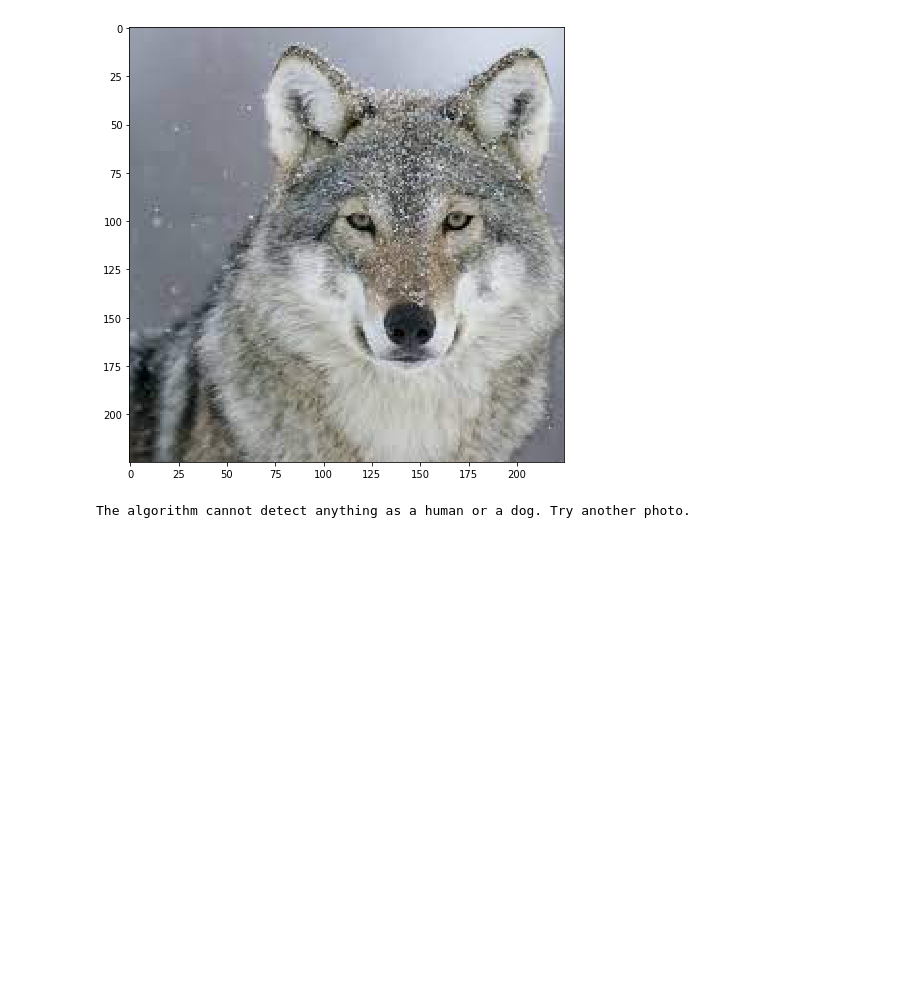
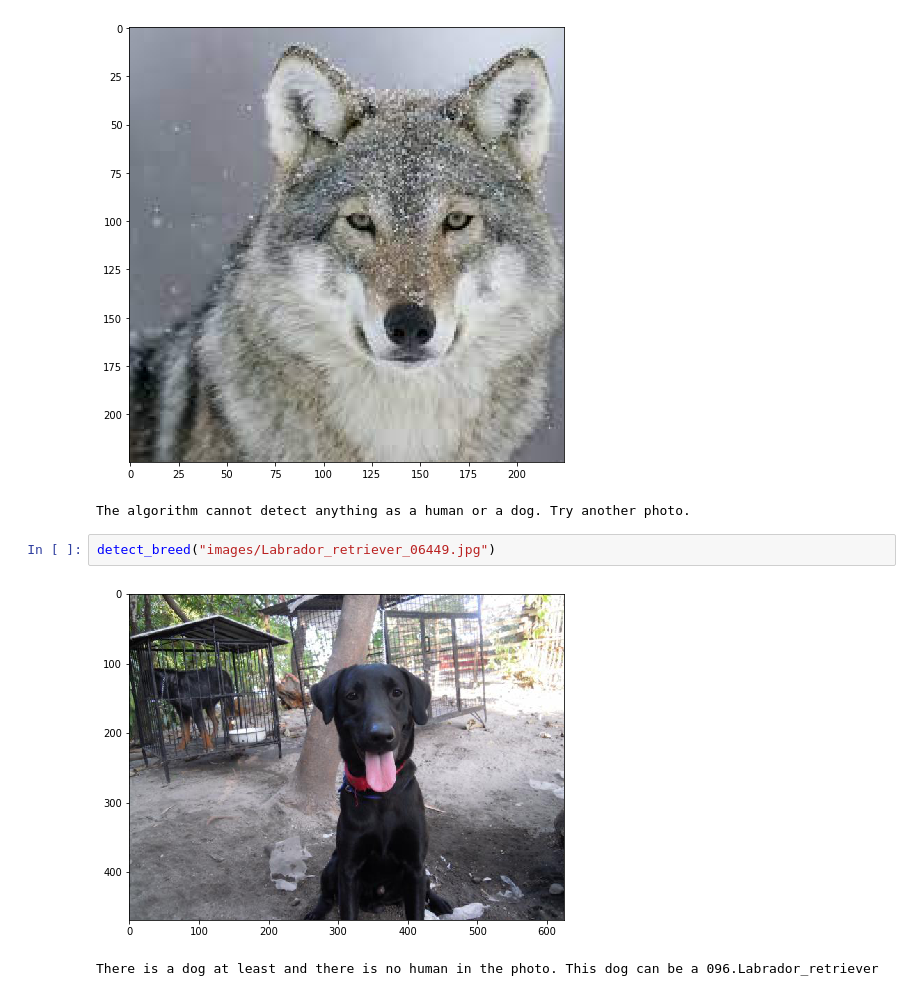
Before and after one commit to giangpham1210/Udacity_Nanodegree_proj4, a Jupyter notebook: dog_app.ipynb, the cells around one changed output. Cells and saved outputs as stored; diff of their text form; blank space fills up the shorter version.

```diff
--- a/dog_app.ipynb
+++ b/dog_app.ipynb
@@ -859,3 +864,8 @@ detect_breed("images/wolf.jpg")
 # %% [output]
 [figure]
 The algorithm cannot detect anything as a human or a dog. Try another photo.
+# %%
+detect_breed("images/Labrador_retriever_06449.jpg")
+# %% [output]
+[figure, added]
+There is a dog at least and there is no human in the photo. This dog can be a 096.Labrador_retriever
```
Also changed, not shown: parts of 12 cells of this notebook.
